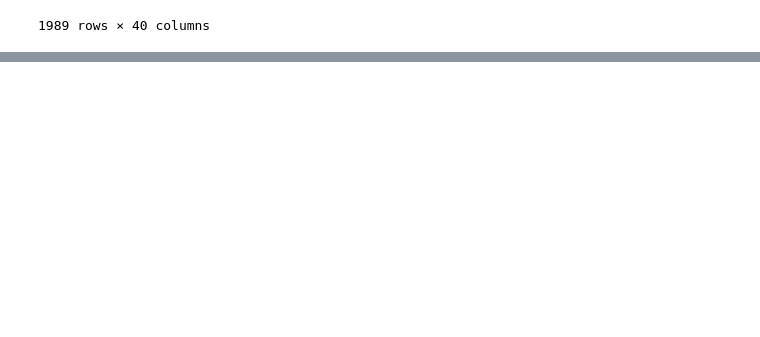
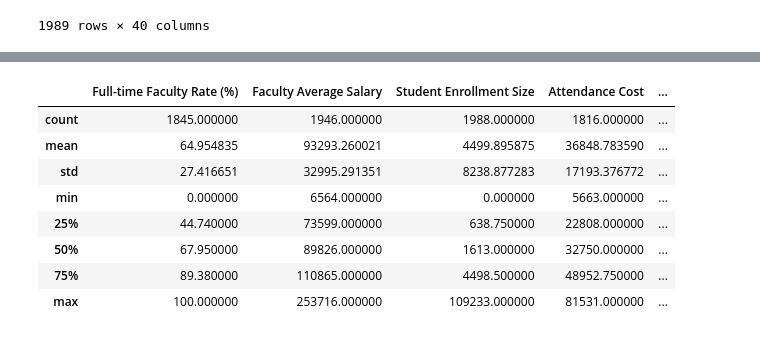
Before and after one commit to runstats21/college-score-card-analysis, a Jupyter notebook: CollegeScorecard-CollectClean.ipynb, the cells around one changed output, grey strips where cells are left out. Saved outputs shown, nothing was run; the diff lists cells and outputs as text; code cells hidden in the pictures; blank space fills up the shorter version.

```diff
--- a/CollegeScorecard-CollectClean.ipynb
+++ b/CollegeScorecard-CollectClean.ipynb
@@ -197,0 +219,5 @@ college_df.to_csv("./college_df.csv",index=False)
+# %%
+# clean up missing data column
+print("df shape before:", df.shape)
+df = df.dropna(how = 'all',axis = 1) # drop columns with all nas
+print("df shape after removing columns of all missing values:", df.shape)
@@ -197,0 +227,18 @@ college_df.to_csv("./college_df.csv",index=False)
+# %%
+# new columns: (not currently used in modeling, so could remove this cell if needed. Will keep for now)
+df = df.assign(Female_Majority = df["Female Students (%)"] > 50.00, #Female_Majority female students > 50%
+               # Gender Diff for mean earnings
+               MeanEarningsGenderDiff10 = df["Mean Male Earnings (10 Yrs after Entry)"]-df["Mean Female Earnings (10 Yrs after Entry)"],
+               LowIncRatio_10yr = df['Low Income Students (10 Yrs after Entry)']/df["Student Enrollment Size"],
+               HighIncRatio_10yr = df['High Income Students (10 Yrs after Entry)']/df["Student Enrollment Size"],
+               LowIncRatio_6yr = df['Low Income Students (6 Yrs after Entry)']/df["Student Enrollment Size"],
+               HighIncRatio_6yr = df['High Income Students (6 Yrs after Entry)']/df["Student Enrollment Size"],
+               )
+# %%
+# change Faculty average salary to a yearly measure
+df['Faculty Average Salary'] = df['Faculty Average Monthly Salary']*12
+# Fix Percent > 25k for 10 year
+df['Percent of Students Earning >$25K (10 Yrs after Entry)'] = df['Percent of Students Earning >$25K (10 Yrs after Entry)']*100
+df = df.rename(columns={'Retention Rate 4 Yr (%)': 'RetentionRate_4yr',
+                        'Attendance Cost (Academic Year)': 'Attendance Cost',
+                       'SAT Average Overall': 'SAT Average (Overall)'})
@@ -197,0 +252,14 @@ college_df.to_csv("./college_df.csv",index=False)
+# %%
+print(list(df.columns))
+vars_of_interest = ["School Name", "State", "School Ownership", 'Full-time Faculty Rate (%)', 'Faculty Average Salary', 'Student Enrollment Size',
+                    'Attendance Cost', '150% Completion Rate at 4 Yr (%)', 'Admission Rate (%)', 'RetentionRate_4yr', 'SAT Average (Overall)',
+                    # 'Percent of Students Earning >$25K (6 Yrs after Entry)', 'Percent of Students Earning >$25K (10 Yrs after Entry)',
+                    # 'LowIncRatio_10yr', 'HighIncRatio_10yr', 'LowIncRatio_6yr', 'HighIncRatio_6yr',
+                    'Mean Earnings (6 Yrs after Entry)', 'Mean Earnings (10 Yrs after Entry)']
+                    # later could also add Median Earnings
+                    # could also add mean earnings for low, med, high income students
+
+df_earn_new = df.loc[:,vars_of_interest]
+# df_earn_new.to_csv("./college_earnings_for_modeling.csv",index = False)
+print(df_earn_new.shape)
+df_earn_new.head()
@@ -197,0 +278,12 @@ college_df.to_csv("./college_df.csv",index=False)
+# %%
+df_earn_new.describe()
+# %% [output]
+|  | Full-time Faculty Rate (%) | Faculty Average Salary | Student Enrollment Size | Attendance Cost | ... |
+| count | 1845.000000 | 1946.000000 | 1988.000000 | 1816.000000 | ... |
+| mean | 64.954835 | 93293.260021 | 4499.895875 | 36848.783590 | ... |
+| std | 27.416651 | 32995.291351 | 8238.877283 | 17193.376772 | ... |
+| min | 0.000000 | 6564.000000 | 0.000000 | 5663.000000 | ... |
+| 25% | 44.740000 | 73599.000000 | 638.750000 | 22808.000000 | ... |
+| 50% | 67.950000 | 89826.000000 | 1613.000000 | 32750.000000 | ... |
+| 75% | 89.380000 | 110865.000000 | 4498.500000 | 48952.750000 | ... |
+| max | 100.000000 | 253716.000000 | 109233.000000 | 81531.000000 | ... |
```
Also changed, not shown: parts of 21 cells of this notebook, 7 other files.
